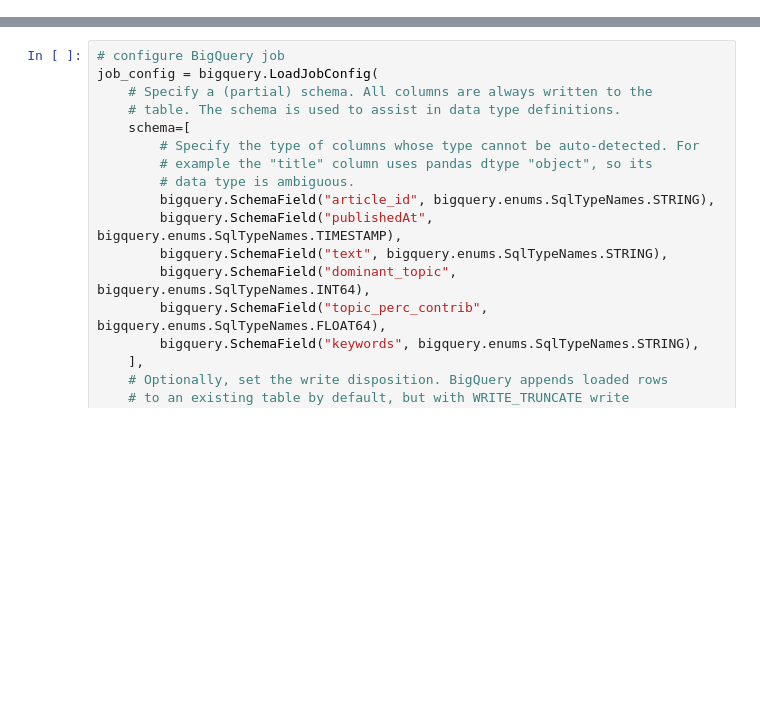
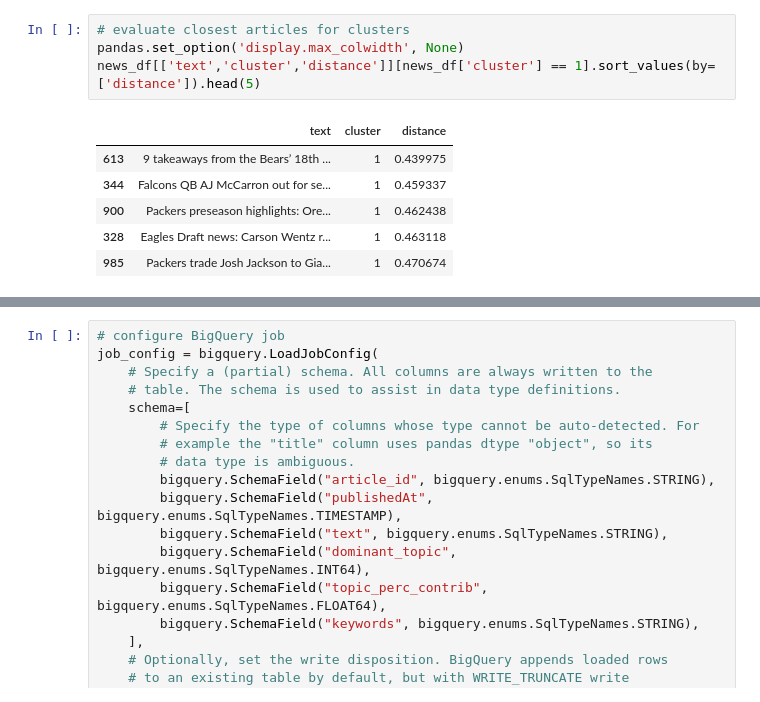
Before and after one commit to slowmosteve/news-app, a Jupyter notebook: modeling/topic-prod.ipynb, the cells around one changed output, grey strips where cells are left out. Saved outputs shown, nothing was run; the diff lists cells and outputs as text; blank space fills up the shorter version.

```diff
--- a/modeling/topic-prod.ipynb
+++ b/modeling/topic-prod.ipynb
@@ -245,0 +151,11 @@ output_df
+# %%
+# evaluate closest articles for clusters
+pandas.set_option('display.max_colwidth', None)
+news_df[['text','cluster','distance']][news_df['cluster'] == 1].sort_values(by=['distance']).head(5)
+# %% [output]
+|  | text | cluster | distance |
+| 613 | 9 takeaways from the Bears’ 18th ... | 1 | 0.439975 |
+| 344 | Falcons QB AJ McCarron out for se... | 1 | 0.459337 |
+| 900 | Packers preseason highlights: Ore... | 1 | 0.462438 |
+| 328 | Eagles Draft news: Carson Wentz r... | 1 | 0.463118 |
+| 985 | Packers trade Josh Jackson to Gia... | 1 | 0.470674 |
```
Also changed, not shown: parts of 43 cells of this notebook.
